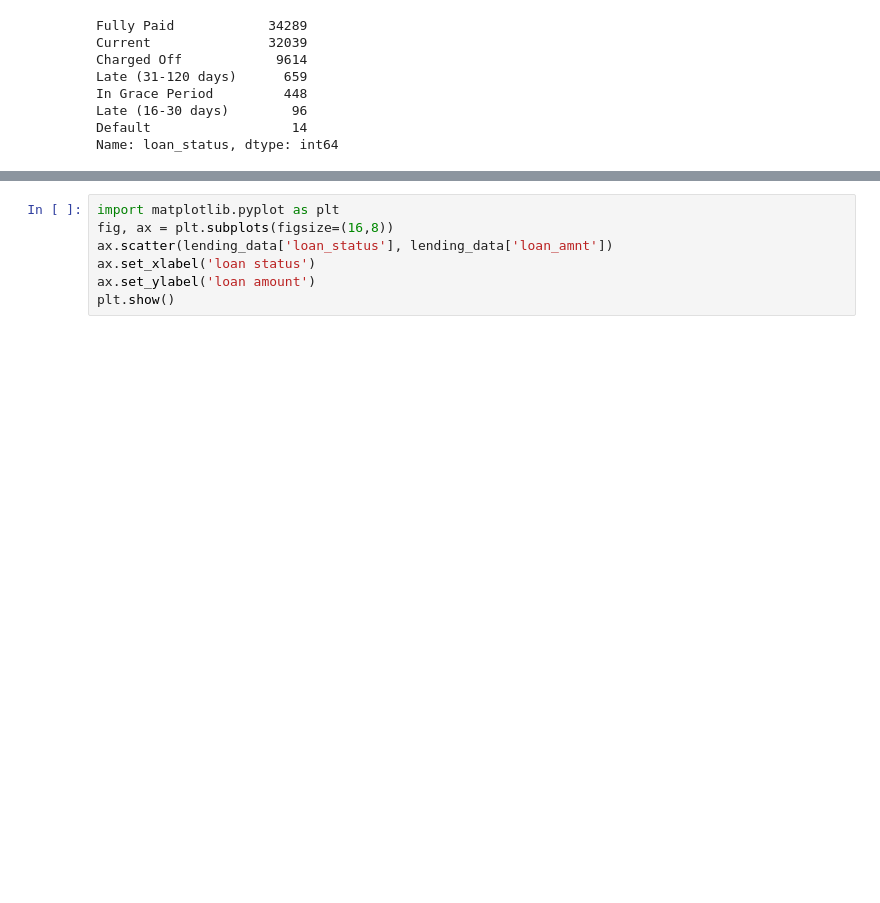
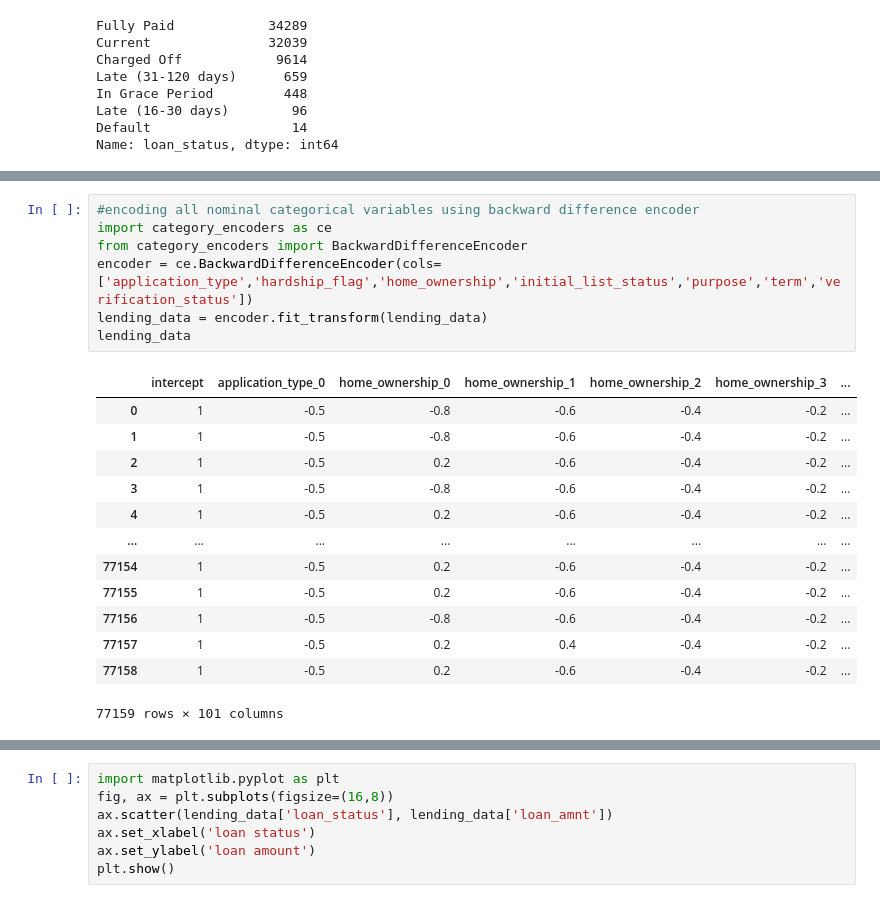
Before and after one commit to benafshapostwala/Data_Mining_CW, a Jupyter notebook: Data_Mining_CW2.ipynb, the cells around one changed output, grey strips where cells are left out. Cells and saved outputs as stored; diff of their text form; blank space fills up the shorter version.

```diff
--- a/Data_Mining_CW2.ipynb
+++ b/Data_Mining_CW2.ipynb
@@ -197,3 +254,24 @@ from category_encoders import BackwardDifferenceEncoder
+# %%
+#encoding all nominal categorical variables using backward difference encoder
+import category_encoders as ce
+from category_encoders import BackwardDifferenceEncoder
+encoder = ce.BackwardDifferenceEncoder(cols=['application_type','hardship_flag','home_ownership','initial_list_status','purpose','term','verification_status'])
+lending_data = encoder.fit_transform(lending_data)
+lending_data
+# %% [output]
+|  | intercept | application_type_0 | home_ownership_0 | home_ownership_1 | home_ownership_2 | home_ownership_3 | ... |
+| 0 | 1 | -0.5 | -0.8 | -0.6 | -0.4 | -0.2 | ... |
+| 1 | 1 | -0.5 | -0.8 | -0.6 | -0.4 | -0.2 | ... |
+| 2 | 1 | -0.5 | 0.2 | -0.6 | -0.4 | -0.2 | ... |
+| 3 | 1 | -0.5 | -0.8 | -0.6 | -0.4 | -0.2 | ... |
+| 4 | 1 | -0.5 | 0.2 | -0.6 | -0.4 | -0.2 | ... |
+| ... | ... | ... | ... | ... | ... | ... | ... |
+| 77154 | 1 | -0.5 | 0.2 | -0.6 | -0.4 | -0.2 | ... |
+| 77155 | 1 | -0.5 | 0.2 | -0.6 | -0.4 | -0.2 | ... |
+| 77156 | 1 | -0.5 | -0.8 | -0.6 | -0.4 | -0.2 | ... |
+| 77157 | 1 | -0.5 | 0.2 | 0.4 | -0.4 | -0.2 | ... |
+| 77158 | 1 | -0.5 | 0.2 | -0.6 | -0.4 | -0.2 | ... |
+77159 rows × 101 columns
 # %%
 lending_data
 # %% [output]
```
Also changed, not shown: parts of 29 cells of this notebook.
